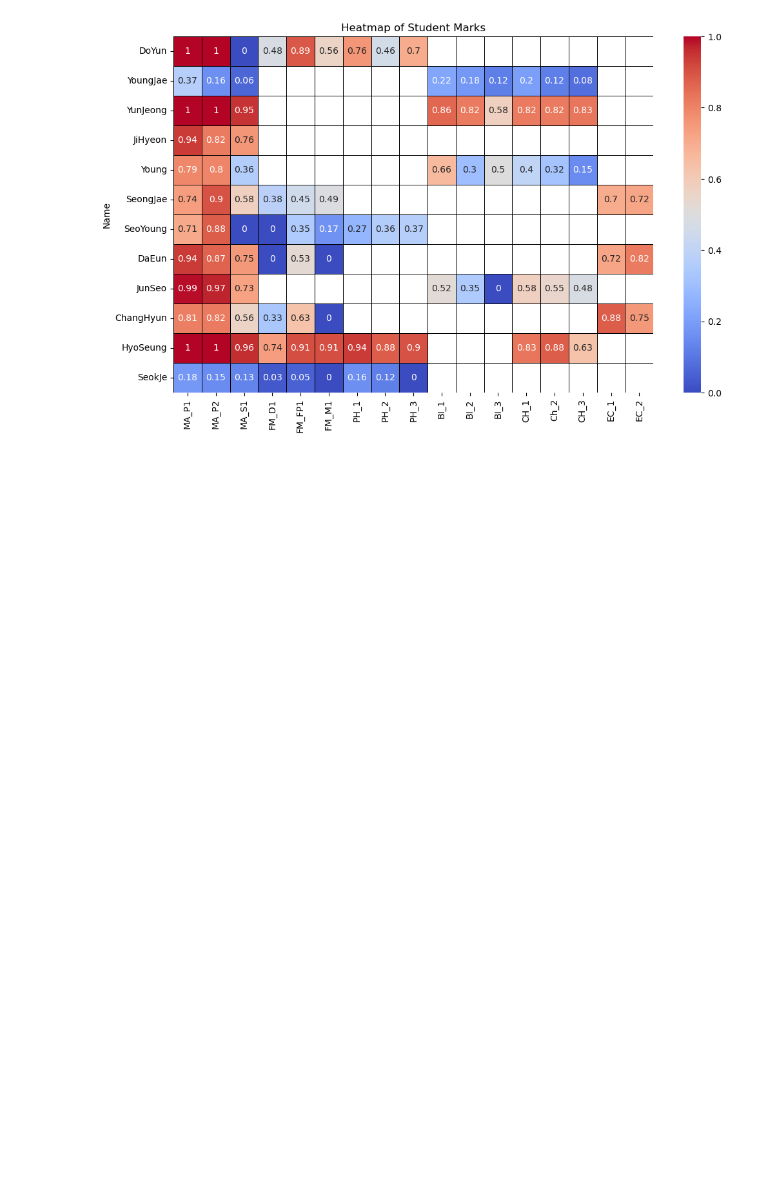
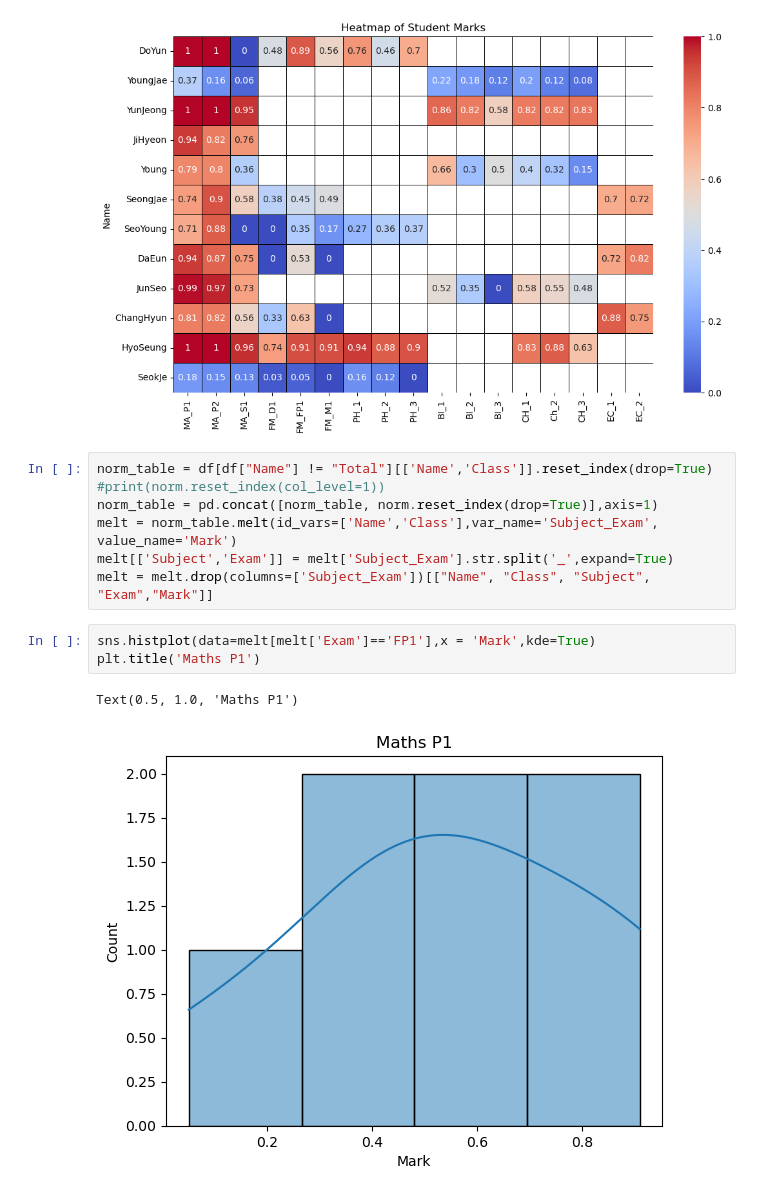
Before and after one commit to dlehdgk/assessments, a Jupyter notebook: june_analysis.ipynb, the cells around one changed output. Saved outputs shown, nothing was run; the diff lists cells and outputs as text; blank space fills up the shorter version.

Commit message:
analysis foundations for June exams

```diff
--- a/june_analysis.ipynb
+++ b/june_analysis.ipynb
@@ -23,3 +23,16 @@ plt.title("Heatmap of Student Marks")
 plt.show()
 # %% [output]
 [figure]
+# %%
+norm_table = df[df["Name"] != "Total"][['Name','Class']].reset_index(drop=True)
+#print(norm.reset_index(col_level=1))
+norm_table = pd.concat([norm_table, norm.reset_index(drop=True)],axis=1)
+melt = norm_table.melt(id_vars=['Name','Class'],var_name='Subject_Exam', value_name='Mark')
+melt[['Subject','Exam']] = melt['Subject_Exam'].str.split('_',expand=True)
+melt = melt.drop(columns=['Subject_Exam'])[["Name", "Class", "Subject", "Exam","Mark"]]
+# %%
+sns.histplot(data=melt[melt['Exam']=='FP1'],x = 'Mark',kde=True)
+plt.title('Maths P1')
+# %% [output]
+Text(0.5, 1.0, 'Maths P1')
+[figure, added]
```
Also changed, not shown: 1 other file.
